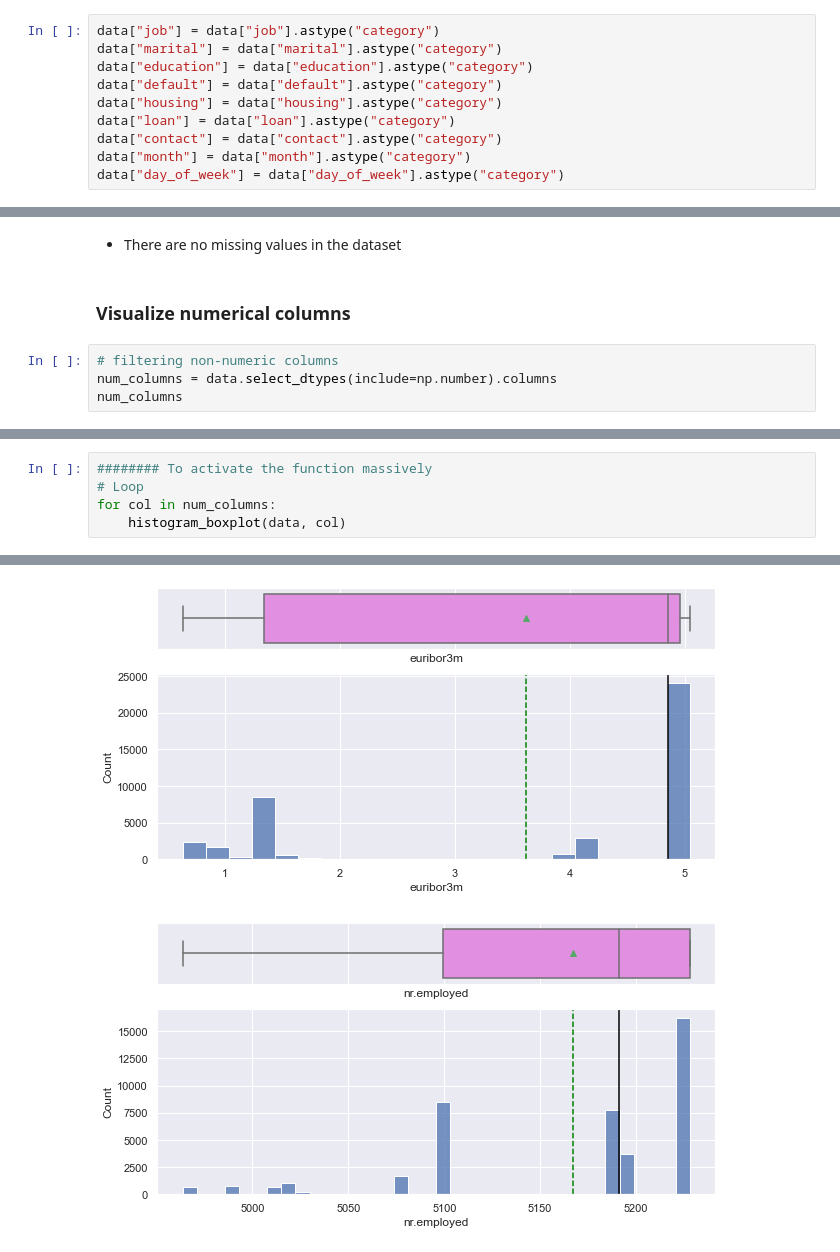
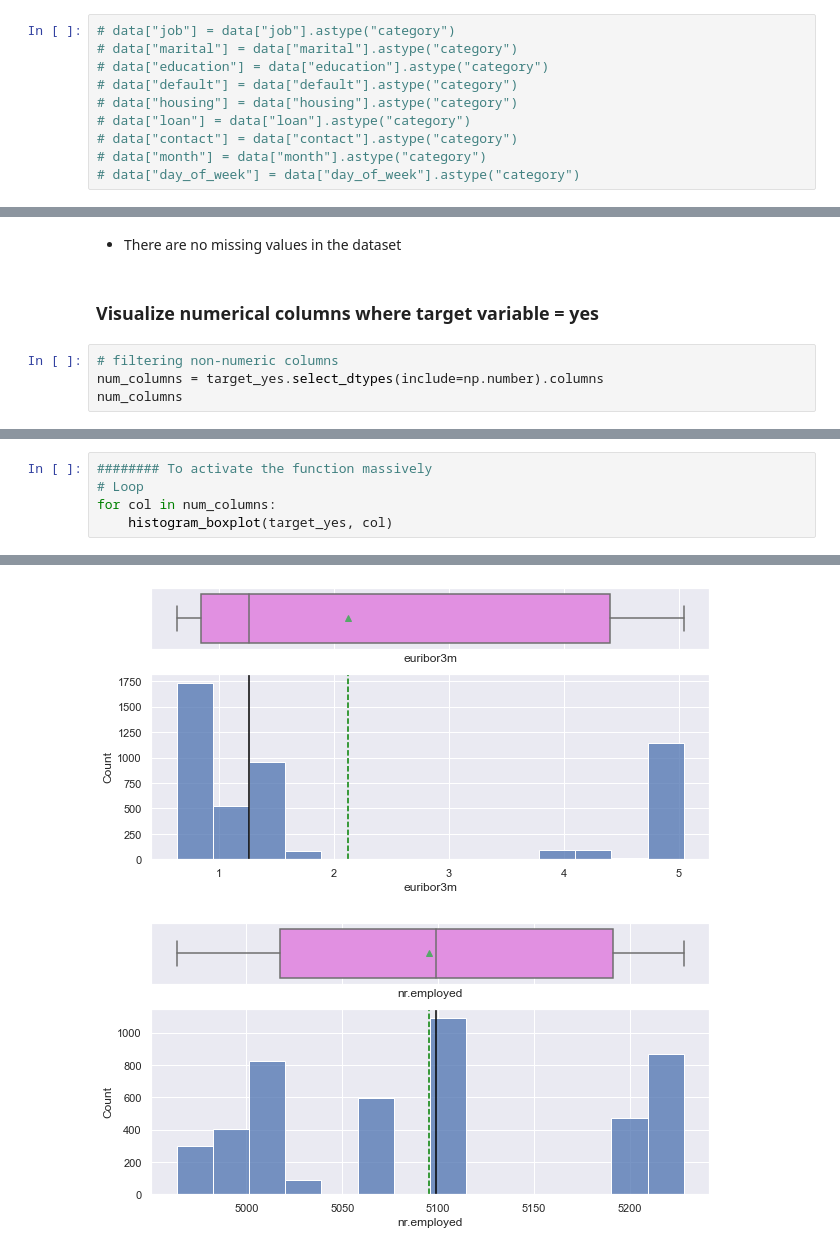
Before and after one commit to NataliaVelasquez18/eurobank-saves-2M-in-marketing-budget, a Jupyter notebook: EDA_Visualization_ML.ipynb, the cells around one changed output, grey strips where cells are left out. Saved outputs shown, nothing was run; the diff lists cells and outputs as text.

```diff
--- a/EDA_Visualization_ML.ipynb
+++ b/EDA_Visualization_ML.ipynb
@@ -192,15 +192,15 @@ memory usage: 6.9+ MB
 
 * *Coverting objects to category reduces the data space required to store the dataframe*
 # %%
-data["job"] = data["job"].astype("category")
-data["marital"] = data["marital"].astype("category")
-data["education"] = data["education"].astype("category")
-data["default"] = data["default"].astype("category")
-data["housing"] = data["housing"].astype("category")
-data["loan"] = data["loan"].astype("category")
-data["contact"] = data["contact"].astype("category")
-data["month"] = data["month"].astype("category")
-data["day_of_week"] = data["day_of_week"].astype("category")
+# data["job"] = data["job"].astype("category")
+# data["marital"] = data["marital"].astype("category")
+# data["education"] = data["education"].astype("category")
+# data["default"] = data["default"].astype("category")
+# data["housing"] = data["housing"].astype("category")
+# data["loan"] = data["loan"].astype("category")
+# data["contact"] = data["contact"].astype("category")
+# data["month"] = data["month"].astype("category")
+# data["day_of_week"] = data["day_of_week"].astype("category")
 # %% [output]
 [interactive output not drawn]
 # %%
@@ -260,10 +260,10 @@ dtype: int64
 # %% [markdown]
 * There are no missing values in the dataset
 # %% [markdown]
-### Visualize numerical columns
+### Visualize numerical columns where target variable = yes
 # %%
 # filtering non-numeric columns
-num_columns = data.select_dtypes(include=np.number).columns
+num_columns = target_yes.select_dtypes(include=np.number).columns
 num_columns
 # %% [output]
 Index(['age', 'duration', 'campaign', 'pdays', 'previous', 'emp.var.rate',
@@ -311,5 +311,5 @@ def histogram_boxplot(data, feature, figsize=(10, 5), kde=False, bins=None):
 ######## To activate the function massively
 # Loop
 for col in num_columns:
-    histogram_boxplot(data, col)
+    histogram_boxplot(target_yes, col)
 # %% [output]
@@ -324,2 +324,2 @@ for col in num_columns:
-[figure, old version]
+[figure, new version]
-[figure, old version]
+[figure, new version]
```
Also changed, not shown: parts of 22 cells of this notebook, 1 other file.
